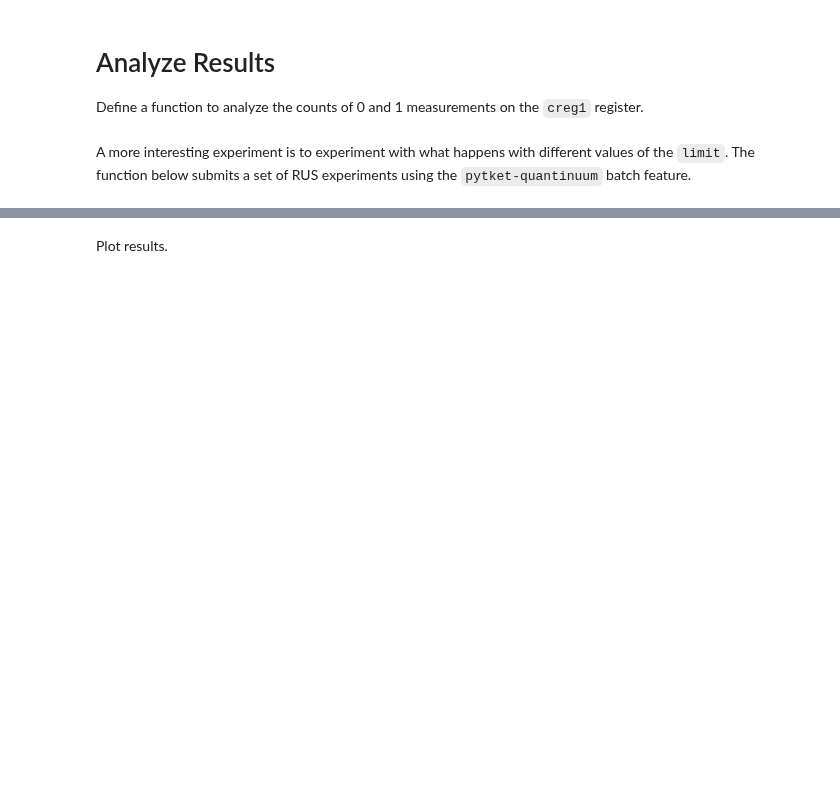
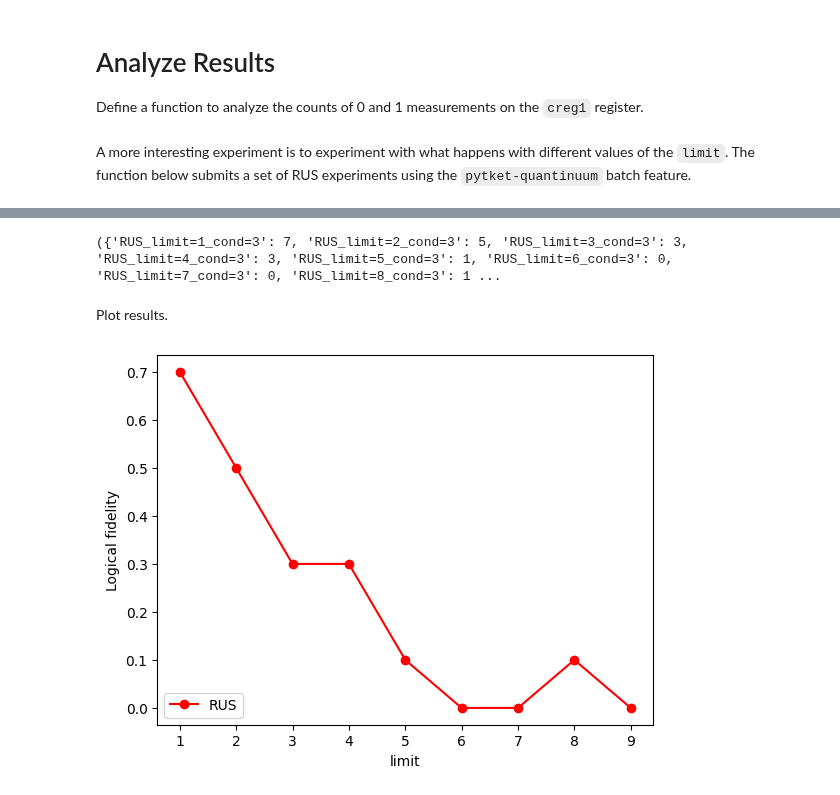
Before and after one commit to CQCL/pytket-quantinuum, a Jupyter notebook: examples/hybrid-compute/batched_wasm_example.ipynb, the cells around one changed output, grey strips where cells are left out. Saved outputs shown, nothing was run; the diff lists cells and outputs as text; code cells hidden in the pictures; blank space fills up the shorter version.

```diff
--- a/examples/hybrid-compute/batched_wasm_example.ipynb
+++ b/examples/hybrid-compute/batched_wasm_example.ipynb
@@ -277,6 +304,21 @@ with open("RUS_experiments.json") as file:
 result = {}
 for key, handle in data.items():
     result[key] = BackendResult.from_dict(handle)
+# %%
+creg1_0_cnts = get_creg1_counts_from_rus_result(result)
+
+print(creg1_0_cnts)
+# %% [output]
+({'RUS_limit=1_cond=3': 7, 'RUS_limit=2_cond=3': 5, 'RUS_limit=3_cond=3': 3, 'RUS_limit=4_cond=3': 3, 'RUS_limit=5_cond=3': 1, 'RUS_limit=6_cond=3': 0, 'RUS_limit=7_cond=3': 0, 'RUS_limit=8_cond=3': 1 ...
+# %%
+# Bug in creg1_0_cnts data structure - too many x and y values in plot
+# hacky workaround below
+
+all_x_vals = [int(key[10]) for key in creg1_0_cnts[0].keys()]
+x_vals = all_x_vals[:9]
+
+all_y_values = [v/10 for v in creg1_0_cnts[0].values()]
+y_vals = all_y_values[:9]
 # %% [markdown]
 
 
@@ -284,19 +326,21 @@ Plot results.
 # %%
 import matplotlib.pyplot as plt
 
 plt.figure()
 
 # Plot limit vs. Fidelity (Count of 0%)
 plt.errorbar(
-    [k[0] for k, v in creg1_0_cnts.items()],
-    [v[1] for k, v in creg1_0_cnts.items()],
+    x_vals,
+    y_vals,
     label="RUS",
     marker="o",
     alpha=1.0,
     color="red",
 )
 
 plt.ylabel("Logical fidelity")
 plt.xlabel("limit")
 plt.legend(loc="lower left")
 plt.show()
+# %% [output]
+[figure, added]
```
Also changed, not shown: parts of 11 cells of this notebook.
